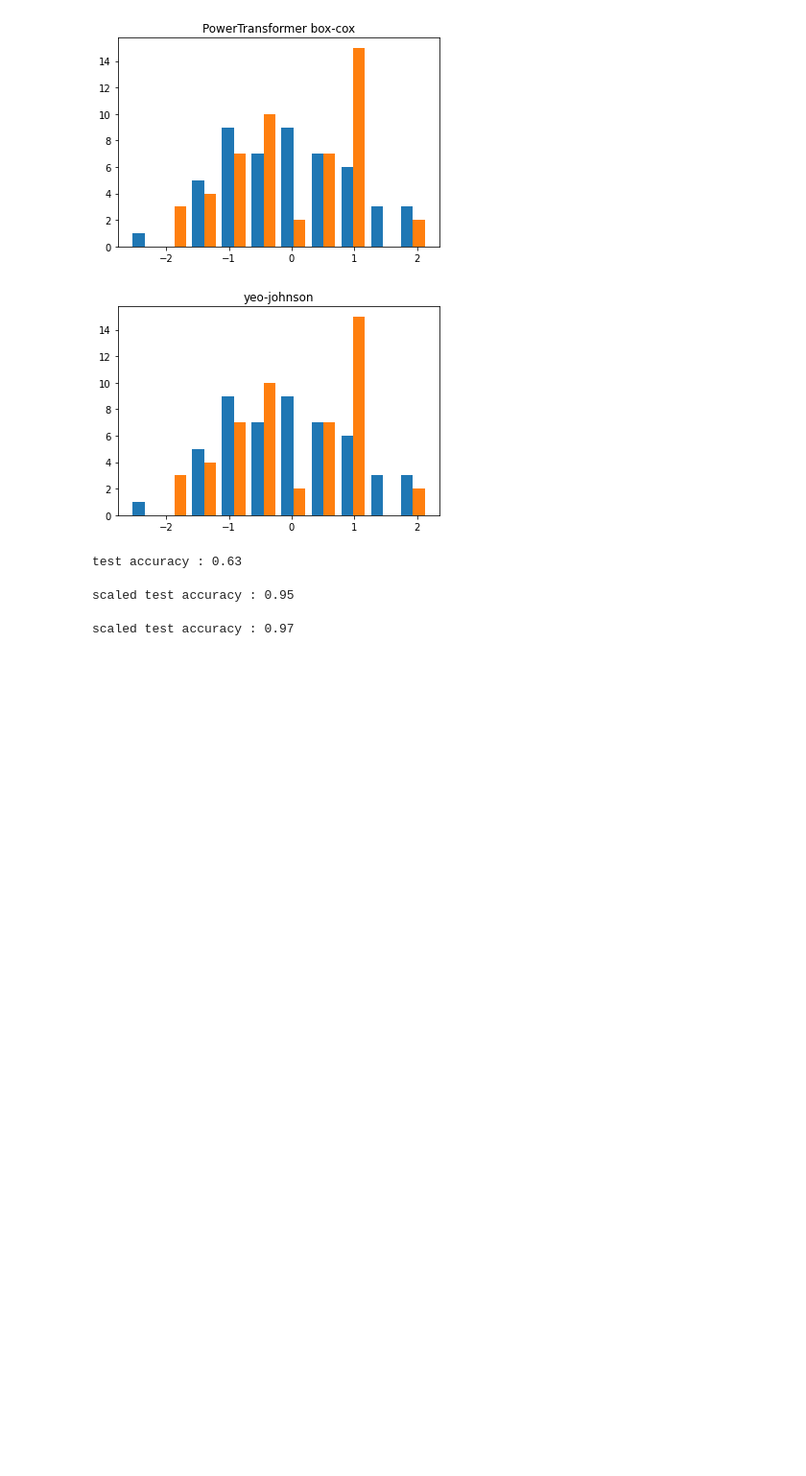
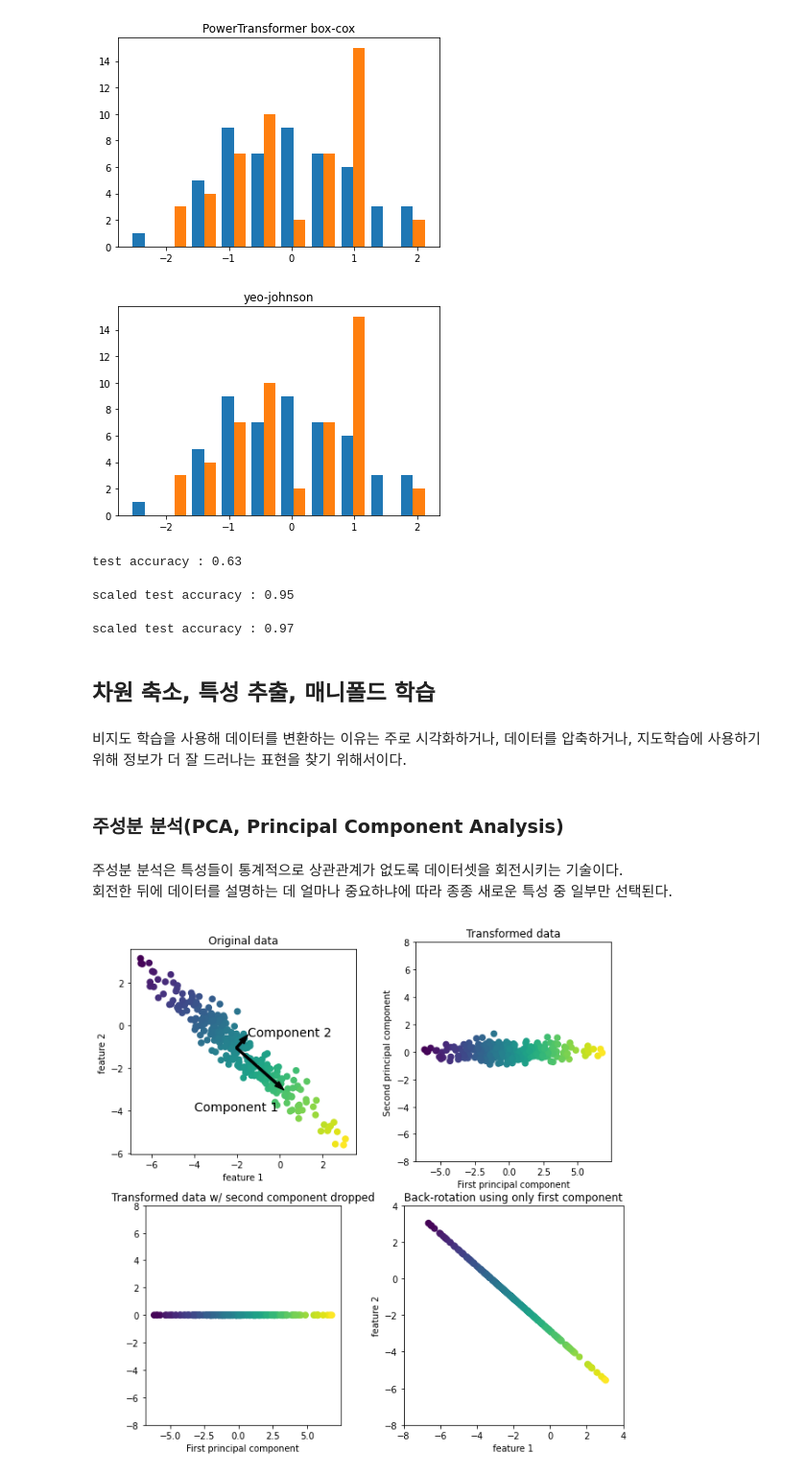
Before and after one commit to whybechoi/intro_ml_with_python, a Jupyter notebook: 3. unsupervised learning.ipynb, the cells around one changed output. Shown: that part at 96% size. Saved outputs shown, nothing was run; the diff lists cells and outputs as text; code cells hidden in the pictures; blank space fills up the shorter version.

```diff
--- a/3. unsupervised learning.ipynb
+++ b/3. unsupervised learning.ipynb
@@ -205,3 +207,15 @@ svm.fit(X_train_scaled, y_train)
 print(f"scaled test accuracy : {svm.score(X_test_scaled, y_test):.2f}")
 # %% [output]
 scaled test accuracy : 0.97
+# %% [markdown]
+## 차원 축소, 특성 추출, 매니폴드 학습
+# %% [markdown]
+비지도 학습을 사용해 데이터를 변환하는 이유는 주로 시각화하거나, 데이터를 압축하거나, 지도학습에 사용하기 위해 정보가 더 잘 드러나는 표현을 찾기 위해서이다.
+# %% [markdown]
+### 주성분 분석(PCA, Principal Component Analysis)
+# %% [markdown]
+주성분 분석은 특성들이 통계적으로 상관관계가 없도록 데이터셋을 회전시키는 기술이다. <br> 회전한 뒤에 데이터를 설명하는 데 얼마나 중요하냐에 따라 종종 새로운 특성 중 일부만 선택된다.
+# %%
+mglearn.plots.plot_pca_illustration()
+# %% [output]
+[figure, added]
```
Also changed, not shown: parts of 11 cells of this notebook.
